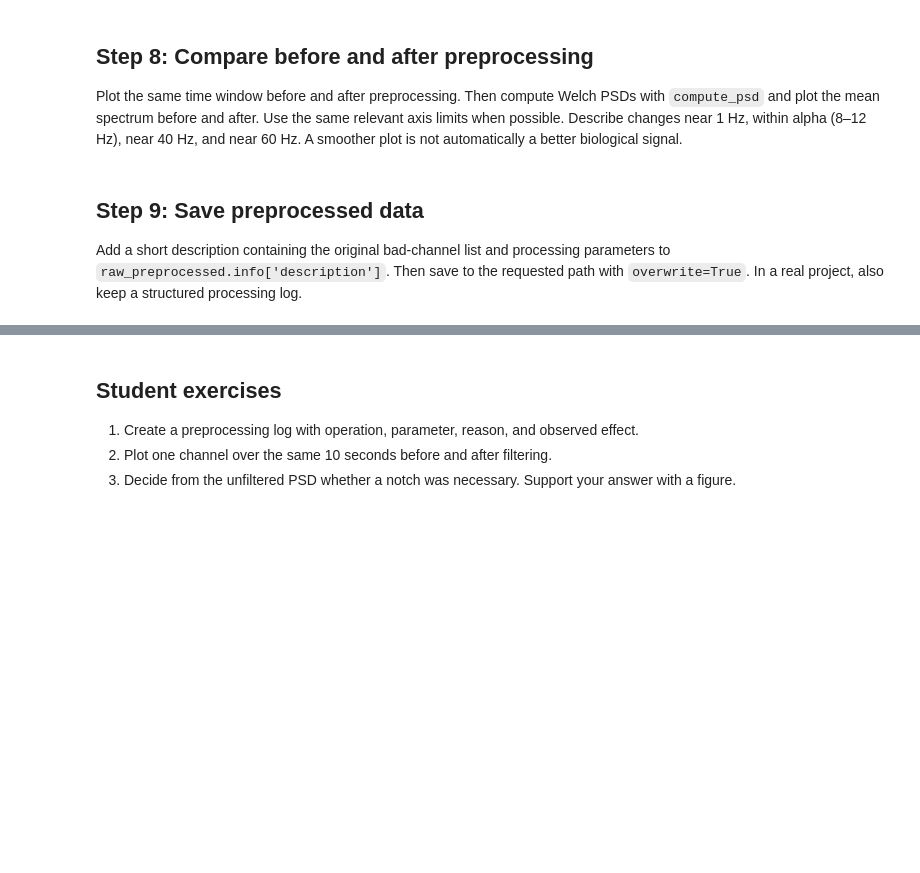
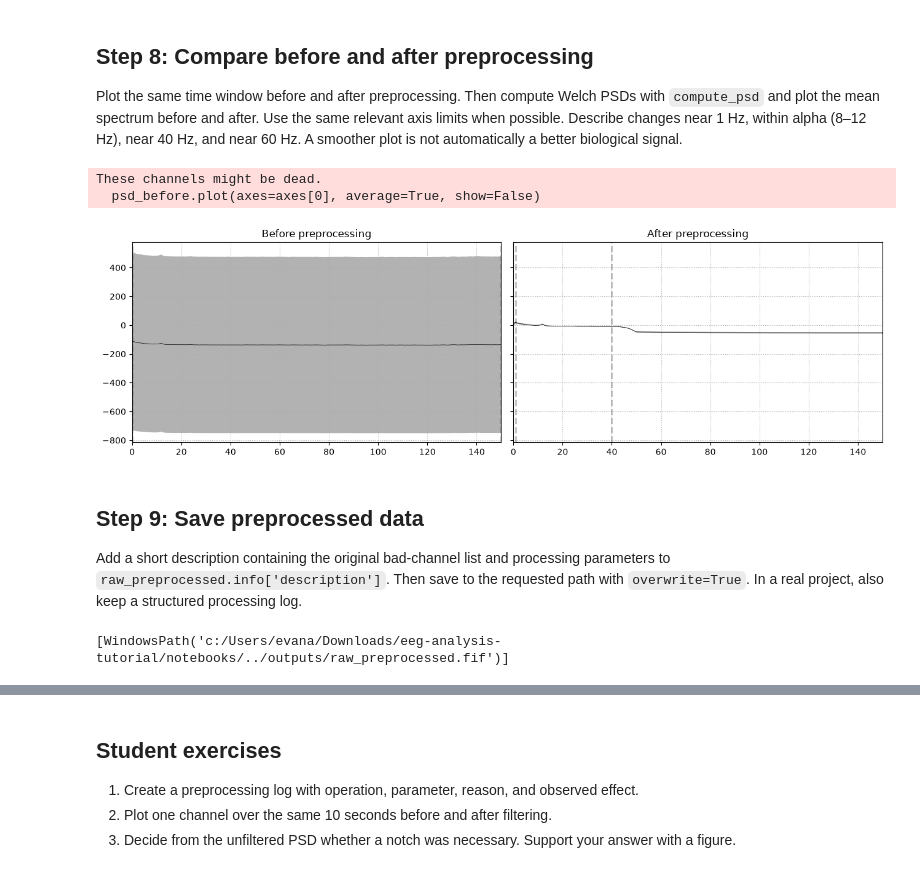
Before and after one commit to EvanAngress/eeg-analysis-tutorial, a Jupyter notebook: notebooks/02_preprocessing.ipynb, the cells around one changed output, grey strips where cells are left out. Cells and saved outputs as stored; diff of their text form; code cells hidden in the pictures; blank space fills up the shorter version.

Commit message:
Finished Notebook 2

```diff
--- a/notebooks/02_preprocessing.ipynb
+++ b/notebooks/02_preprocessing.ipynb
@@ -116,12 +116,12 @@ Attach the montage with `set_montage`, copy the data, and call `interpolate_bads
 MONTAGE_NAME = "standard_1020"
 
 # TODO: create and attach the montage. Decide how missing names should be handled.
-montage = ignore
-raw.set_montage(MONTAGE_NAME, onmissing=montage)
+montage = 'ignore'
+raw.set_montage(MONTAGE_NAME, on_missing=montage)
 
 raw_interpolated = raw.copy()
 if bad_channels:
     # TODO: interpolate and reset successfully repaired channels to usable.
-    ...
+    raw_interpolated.interpolate_bads(reset_bads=True)
 else:
     print("No bad channels selected; interpolation skipped.")
@@ -131,9 +133,9 @@ else:
 Create a new copy and use `filter(l_freq=1.0, h_freq=40.0, picks='eeg')`. This suppresses slow drift and activity above the frequency range used here. It does not remove all artifacts, and filtered edges should be treated cautiously.
 # %%
 # TODO: copy the interpolated data and apply a 1–40 Hz EEG filter.
-raw_filtered = ...
+raw_filtered = raw_interpolated.copy()
 raw_filtered.filter(
-    l_freq=...,
-    h_freq=...,
-    picks=...,
+    l_freq=1,
+    h_freq=40,
+    picks='eeg',
 )
@@ -154,9 +190,9 @@ raw_notched.notch_filter(freqs=..., picks=...)
 EEG voltages are always measured relative to a reference. Common average reference subtracts the instantaneous mean across usable EEG channels. It is most defensible with broad scalp coverage. Use `set_eeg_reference()` with on another copy to re-reference the EEG data to the average over all available channels.
 # %%
 # TODO: copy the data and apply a common average reference immediately.
-raw_preprocessed = ...
+raw_preprocessed = raw_notched.copy()
 raw_preprocessed.set_eeg_reference(
-    ref_channels=...,
+    ref_channels='average',
     projection=False,
 )
 raw_preprocessed
@@ -166,19 +219,31 @@ raw_preprocessed
 Plot the same time window before and after preprocessing. Then compute Welch PSDs with `compute_psd` and plot the mean spectrum before and after. Use the same relevant axis limits when possible. Describe changes near 1 Hz, within alpha (8–12 Hz), near 40 Hz, and near 60 Hz. A smoother plot is not automatically a better biological signal.
 # %%
 # TODO: plot matching raw time windows before and after.
-raw_original.plot(...)
-raw_preprocessed.plot(...)
+raw_original.plot(
+    duration = 10,
+    n_channels=12,
+    picks='eeg'
+)
+raw_preprocessed.plot(
+    duration = 10,
+    n_channels=12,
+    picks='eeg'
+)
 
 # TODO: compute and plot before/after PSDs.
-psd_before = raw_original.compute_psd(...)
-psd_after = raw_preprocessed.compute_psd(...)
+psd_before = raw_original.compute_psd()
+psd_after = raw_preprocessed.compute_psd()
 
 fig, axes = plt.subplots(1, 2, figsize=(13, 4), sharey=True)
 psd_before.plot(axes=axes[0], average=True, show=False)
 psd_after.plot(axes=axes[1], average=True, show=False)
 axes[0].set_title("Before preprocessing")
 axes[1].set_title("After preprocessing")
 plt.tight_layout()
+# %% [output]
+These channels might be dead.
+  psd_before.plot(axes=axes[0], average=True, show=False)
+[figure, added]
 # %% [markdown]
 ## Step 9: Save preprocessed data
 
@@ -191,5 +256,7 @@ processing_note = (
 )
 
 # TODO: document choices, save the file, and print its absolute path.
-raw_preprocessed.info["description"] = ...
-...
+raw_preprocessed.info["description"] = processing_note
+raw_preprocessed.save(OUTPUT_PATH, overwrite=True)
+# %% [output]
+[WindowsPath('c:/Users/evana/Downloads/eeg-analysis-tutorial/notebooks/../outputs/raw_preprocessed.fif')]
```
Also changed, not shown: parts of 6 cells of this notebook.
